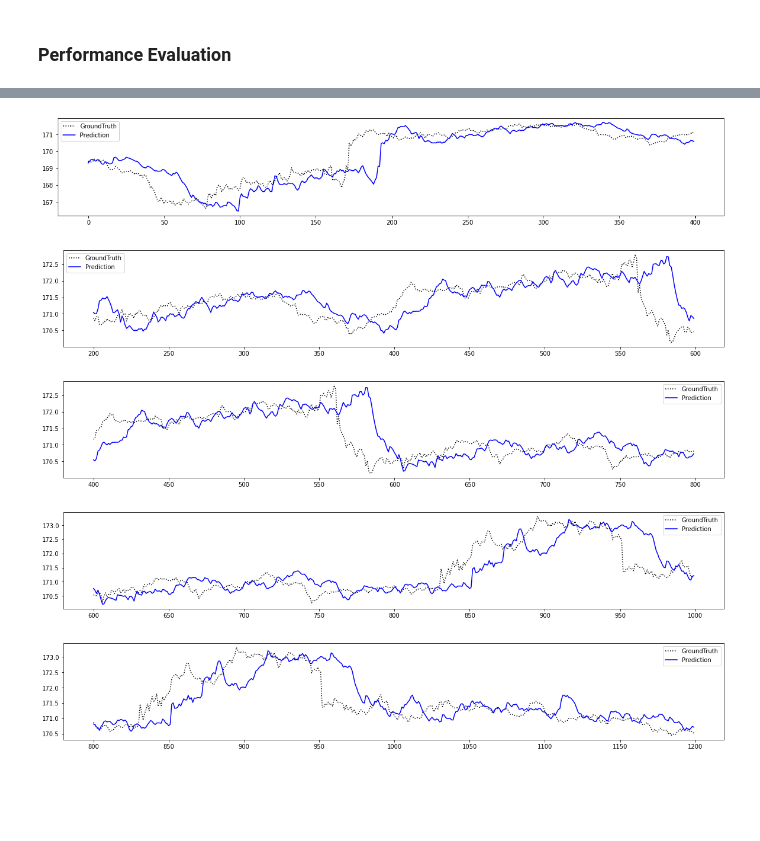
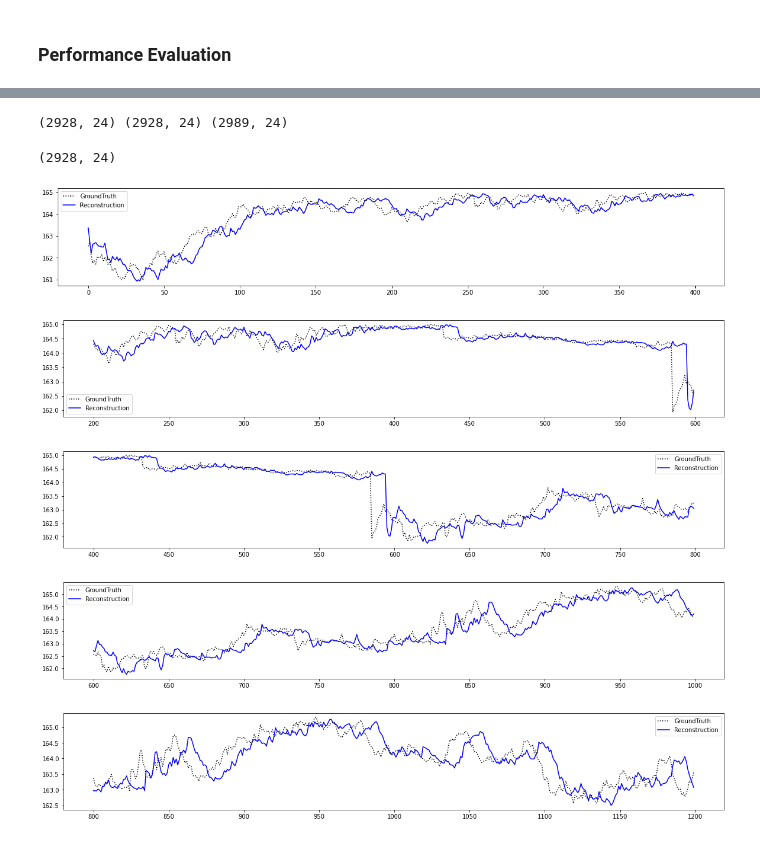
Before and after one commit to jihyeonseong/Capsule-on-TimeSeries, a Jupyter notebook: notebooks/03_3_GRU_pred_stock.ipynb, the cells around one changed output, grey strips where cells are left out. Saved outputs shown, nothing was run; the diff lists cells and outputs as text; code cells hidden in the pictures; blank space fills up the shorter version.

```diff
--- a/notebooks/03_3_GRU_pred_stock.ipynb
+++ b/notebooks/03_3_GRU_pred_stock.ipynb
@@ -246,9 +253,9 @@ class GRU(nn.Module):
 
         return outputs
 # %%
-model = GRU(in_features= 15,
+model = GRU(in_features= 24-1,
             out_features=1,
-            hidden_dim = 64).to(device)
+            hidden_dim = 256).to(device)
 
 optimizer = torch.optim.Adam(model.parameters(), lr=lr)
 scheduler = ReduceLROnPlateau(optimizer, 'min')
@@ -326,7 +333,7 @@ for epoch in range(0, num_epoch+1):
             'model_state_dict' : model.state_dict(),
             'optimizer_state_dict' : optimizer.state_dict(),
             'criterion' : criterion
-        }, result_folder + f'cnn-swcapsule-pred-stock-best.pt')s
+        }, result_folder + f'cnn-swcapsule-pred-stock-{epoch}.pt')s
     """
 
     if (epoch==0) or (epoch>0 and (min(valid_loss_list[:-1])>valid_loss_list[-1])):
@@ -405,0 +410,9 @@ max_ = sc.data_max_[0]
+# %%
+result_ans = pd.DataFrame(answers)
+result_pred = pd.DataFrame(predictions)
+for i in range(0,1000,200):
+    plt.figure(figsize=(20,3))
+    plt.plot(result_ans.iloc[i:i+400, 0], c='black', ls=':', label = 'GroundTruth')
+    plt.plot(result_pred.iloc[i:i+400, 0], c='blue', label='Reconstruction')
+    plt.legend()
+    plt.show()
@@ -406,8 +425,9 @@ max_ = sc.data_max_[0]
 # %%
 answers = pd.DataFrame(answers)
-answers = pd.concat([answers, test_sc.iloc[:, 1:]])
+answers = pd.concat([answers, test_sc.iloc[61:, 1:].reset_index(drop=True)], axis=1)
 predictions = pd.DataFrame(predictions)
-predictions = pd.concat([predictions, test_sc.iloc[:, 1:]])
+predictions = pd.concat([predictions, test_sc.iloc[61:, 1:].reset_index(drop=True)], axis=1)
+print(answers.shape, predictions.shape, test_sc.shape)
 
 result_ans = pd.DataFrame(sc.inverse_transform(answers), columns = test_sc.columns)
 result_pred= pd.DataFrame(sc.inverse_transform(predictions), columns = test_sc.columns)
@@ -415,16 +435,22 @@ result_pred= pd.DataFrame(sc.inverse_transform(predictions), columns = test_sc.c
 
 result_ans.to_csv(result_folder + 'result_ans.csv')
 result_pred.to_csv(result_folder + 'result_pred.csv')
+# %% [output]
+(2928, 24) (2928, 24) (2989, 24)
+# %%
+print(result_ans.shape)
+# %% [output]
+(2928, 24)
 # %%
-for i in range(0, 1000,200):
+for i in range(0,1000,200):
     plt.figure(figsize=(20,3))
     plt.plot(result_ans.iloc[i:i+400, 0], c='black', ls=':', label = 'GroundTruth')
-    plt.plot(result_pred.iloc[i:i+400, 0], c='blue', label='Prediction')
+    plt.plot(result_pred.iloc[i:i+400, 0], c='blue', label='Reconstruction')
     plt.legend()
-    plt.savefig(result_folder + f'sample{i}_predresult.png')
+    plt.show()
 # %% [output]
-[figure, old version]
+[figure, new version]
-[figure, old version]
+[figure, new version]
-[figure, old version]
+[figure, new version]
-[figure, old version]
+[figure, new version]
-[figure, old version]
+[figure, new version]
```
Also changed, not shown: parts of 19 cells of this notebook, 2 other files.
